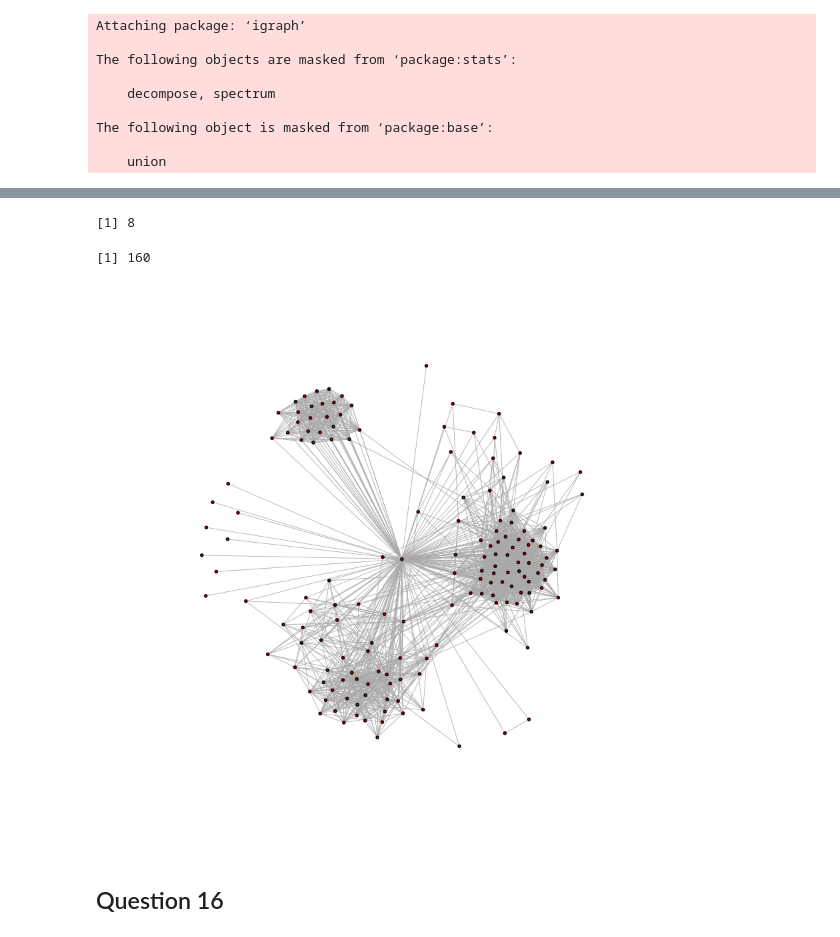
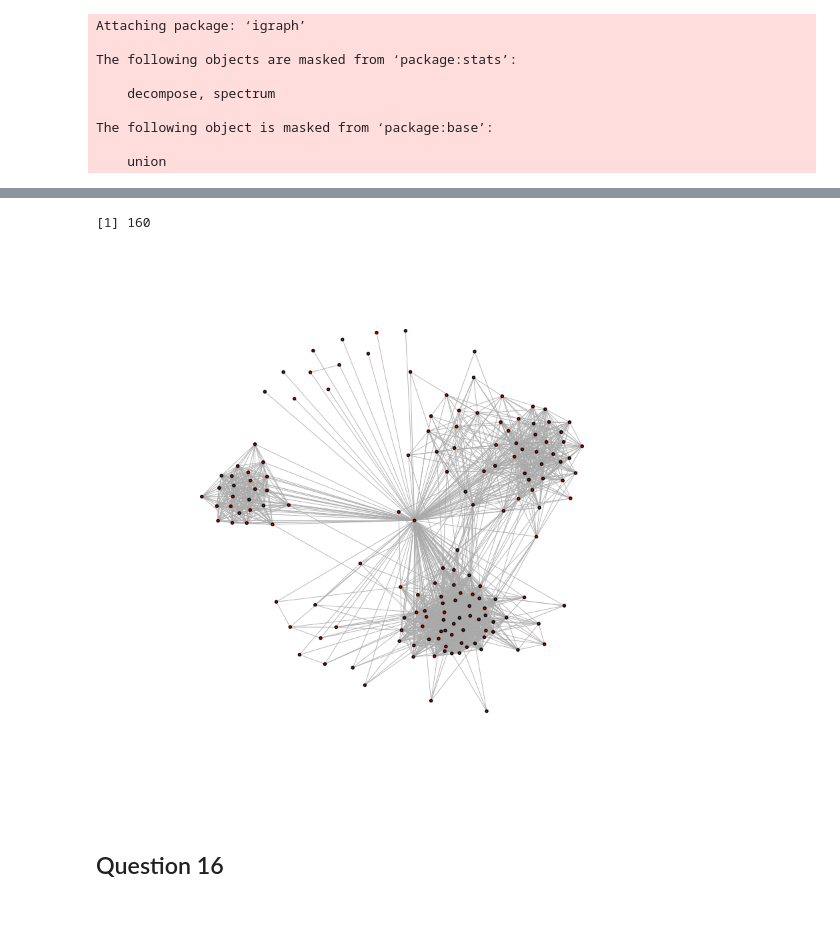
Before and after one commit to WuseFangtang/EE232E-1, a Jupyter notebook: Project2/1.4 Friend Recommendation.ipynb, the cells around one changed output, grey strips where cells are left out. Saved outputs shown, nothing was run; the diff lists cells and outputs as text; code cells hidden in the pictures.

```diff
--- a/Project2/1.4 Friend Recommendation.ipynb
+++ b/Project2/1.4 Friend Recommendation.ipynb
@@ -27,19 +27,13 @@ plot(net,vertex.size=1,vertex.label=NA, vertex.color="red",
-# %%
-d<-diameter(net, directed = FALSE, unconnected =FALSE);
-print(d)
-# %% [output]
-[1] 8
 # %%
 sub_edge_list <- edge_list[(edge_list$V1 == 414) | (edge_list$V2 == 414),];#edges containing node whose ID is 415
 #sub_edge_list
 sub_node_list <- union(names(table(sub_edge_list$V1)), names(table(sub_edge_list$V2)));
 
 # gengerate induced graph
 pernet_415 <- induced_subgraph(net, sub_node_list);
 V(pernet_415)$localid<-seq(1:vcount(pernet_415))
 vcount(pernet_415)
-plot(pernet_415,vertex.size=1,vertex.label=NA, vertex.color="red",
-     edge.width=0.5,edge.arrow.size=0.1);
+plot(pernet_415,vertex.size=1,vertex.label=NA, vertex.color="red",edge.width=0.5,edge.arrow.size=0.1);
 # %% [output]
 [1] 160
-[figure, old version]
+[figure, new version]
```
Also changed, not shown: parts of 13 cells of this notebook.
